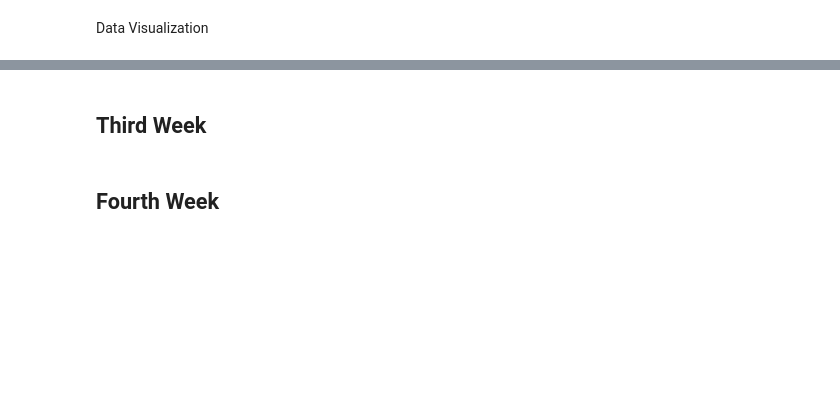
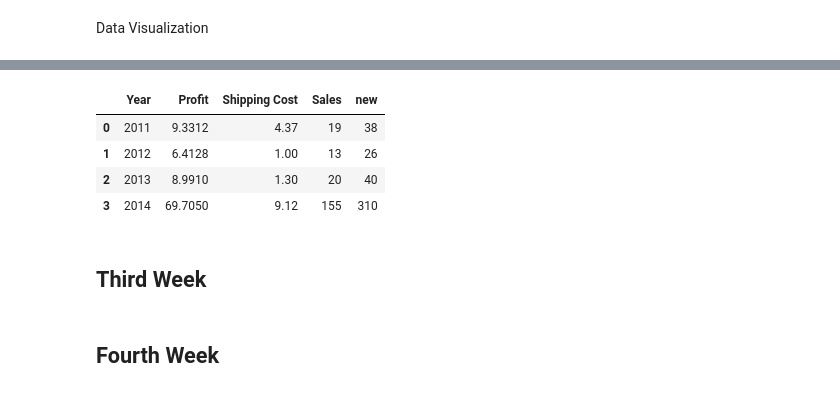
Before and after one commit to Monta243/Python1, a Jupyter notebook: Masar_Camp.ipynb, the cells around one changed output, grey strips where cells are left out. Drawn from its saved outputs; the diff is of its cells as text; code cells hidden in the pictures; blank space fills up the shorter version.

```diff
--- a/Masar_Camp.ipynb
+++ b/Masar_Camp.ipynb
@@ -2338,3 +2395,12 @@ Data Visualization
+# %%
+df['new'] = df['Sales'] * 2
+df
+# %% [output]
+|  | Year | Profit | Shipping Cost | Sales | new |
+| 0 | 2011 | 9.3312 | 4.37 | 19 | 38 |
+| 1 | 2012 | 6.4128 | 1.00 | 13 | 26 |
+| 2 | 2013 | 8.9910 | 1.30 | 20 | 40 |
+| 3 | 2014 | 69.7050 | 9.12 | 155 | 310 |
 # %% [markdown]
 ## Third Week
 # %% [markdown]
```
Also changed, not shown: parts of 5 cells of this notebook.
